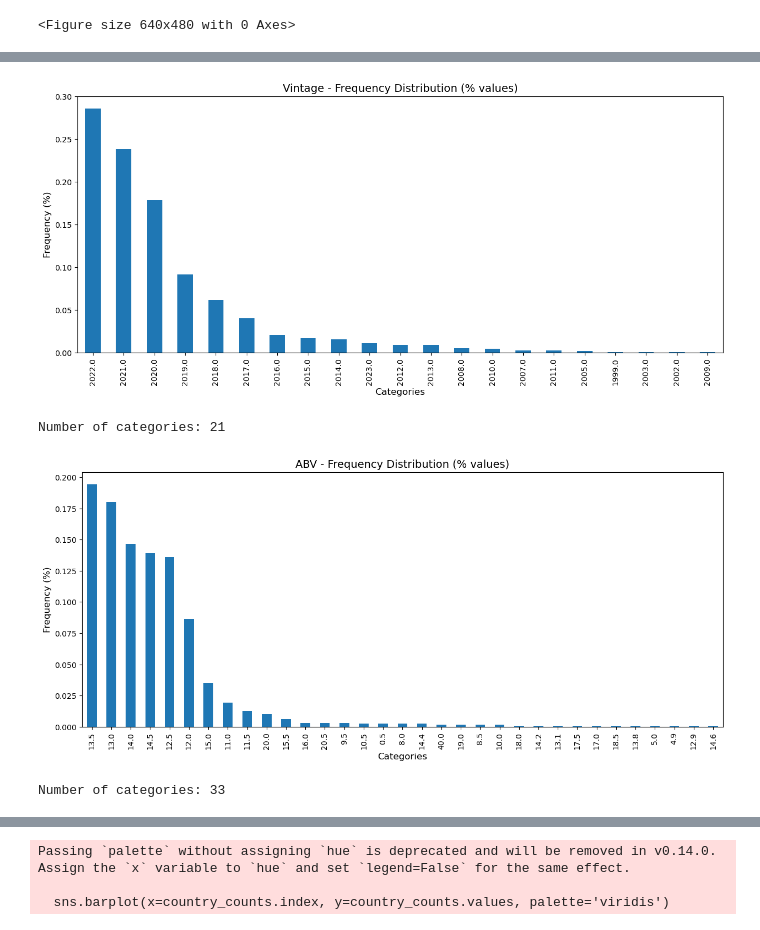
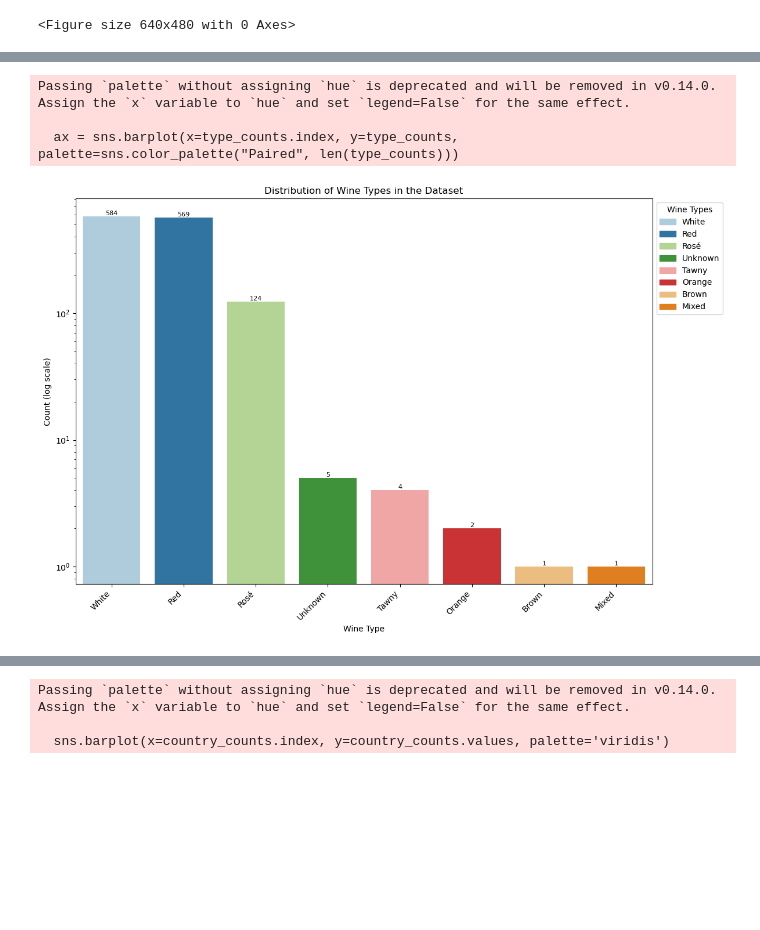
Before and after one commit to lwq1023999/COMP5712-group_coursework, a Jupyter notebook: notebook/Group project.ipynb, the cells around one changed output, grey strips where cells are left out. Drawn from its saved outputs; the diff is of its cells as text; code cells hidden in the pictures; blank space fills up the shorter version.

```diff
--- a/notebook/Group project.ipynb
+++ b/notebook/Group project.ipynb
@@ -487,21 +442,0 @@ array(['NV', '2021', '2022', '2015', '2023', '2018', '2019', '2020/21',
-# %%
-# Define a function to clean up the Vintage column
-def clean_vintage(vintage):
-    # If the value is 'NV' or NaN, we can return NaN to represent a missing year
-    if vintage == 'NV' or pd.isna(vintage):
-        return np.nan
-    # If the vintage contains a '/', keep only the first year as a representative year
-    elif '/' in str(vintage):
-        return vintage.split('/')[0]
-    # Otherwise, return the vintage as-is
-    else:
-        return vintage
-
-# Apply the cleaning function to the Vintage column
-wine_clean['Vintage'] = wine_clean['Vintage'].apply(clean_vintage)
-
-# Convert the column to numeric, coercing errors to NaN (e.g., if there's any non-numeric text left)
-wine_clean['Vintage'] = pd.to_numeric(wine_clean['Vintage'], errors='coerce')
-
-# Display the unique values to verify cleaning
-print(wine_clean['Vintage'].unique())
@@ -532,10 +443,28 @@ Number of categories: 26
-# %%
-plot_distribution('Vintage')
-# %% [output]
-[figure, removed]
-Number of categories: 21
-# %%
-plot_distribution('ABV')
-# %% [output]
-[figure, removed]
-Number of categories: 33
+# %%
+# Count the number of wines for each type
+type_counts = wine_clean['Type'].value_counts()
+
+# Create the bar chart with log scale and value labels
+plt.figure(figsize=(12, 8))
+ax = sns.barplot(x=type_counts.index, y=type_counts, palette=sns.color_palette("Paired", len(type_counts)))
+plt.title('Distribution of Wine Types in the Dataset')
+plt.xlabel('Wine Type')
+plt.ylabel('Count (log scale)')
+plt.yscale('log')
+plt.xticks(rotation=45, ha='right')
+
+# Add count values on top of bars
+for i, count in enumerate(type_counts):
+    ax.text(i, count, str(count), ha='center', va='bottom', fontsize=8)
+
+# Create a legend
+handles = [plt.Rectangle((0, 0), 1, 1, color=ax.patches[i].get_facecolor()) for i in range(len(type_counts))]
+plt.legend(handles, type_counts.index, title='Wine Types', loc='upper left', bbox_to_anchor=(1, 1))
+
+plt.tight_layout()
+plt.show()
+# %% [output]
+Passing `palette` without assigning `hue` is deprecated and will be removed in v0.14.0. Assign the `x` variable to `hue` and set `legend=False` for the same effect.
+
+  ax = sns.barplot(x=type_counts.index, y=type_counts, palette=sns.color_palette("Paired", len(type_counts)))
+[figure, added]
```
Also changed, not shown: parts of 69 cells of this notebook.
